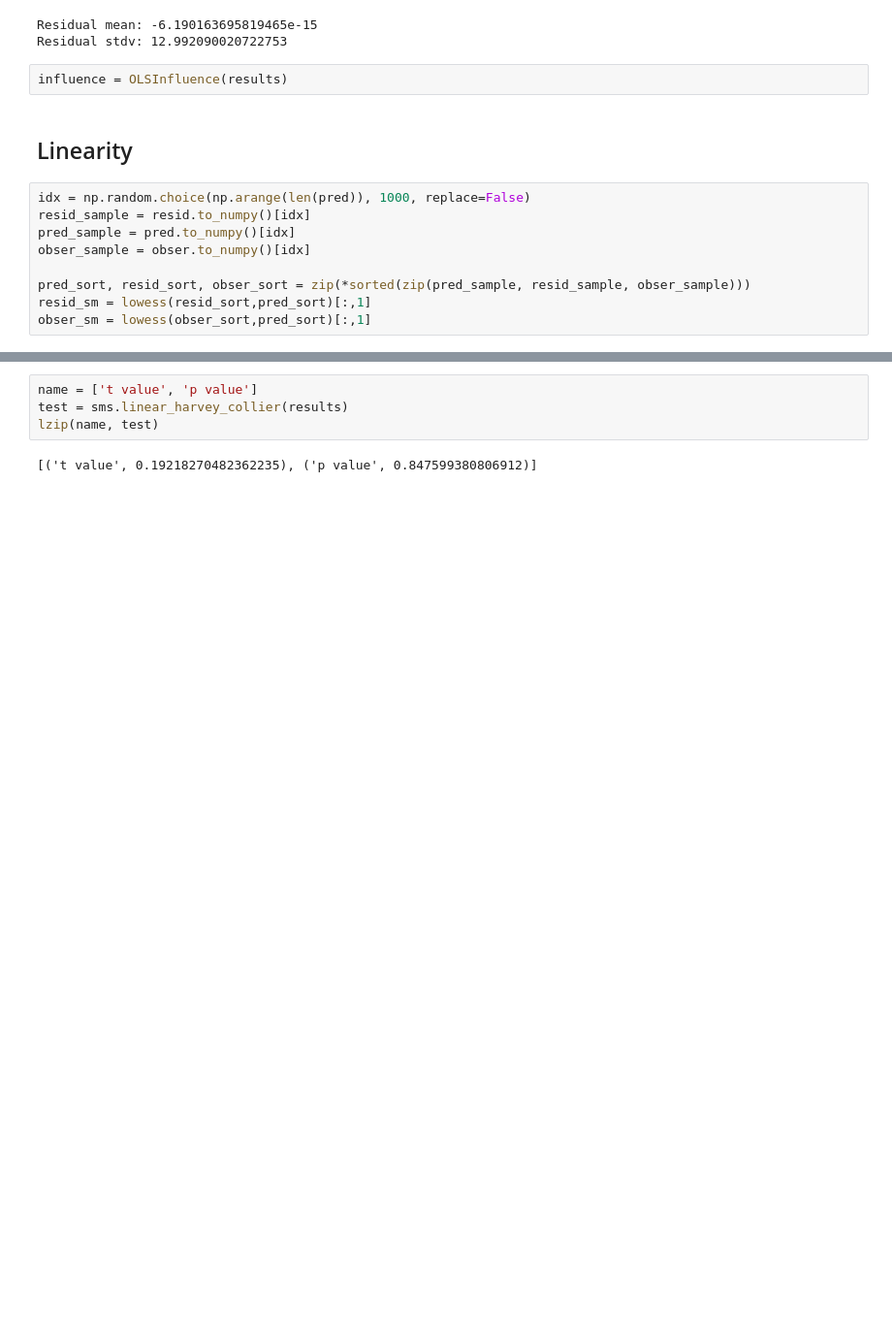
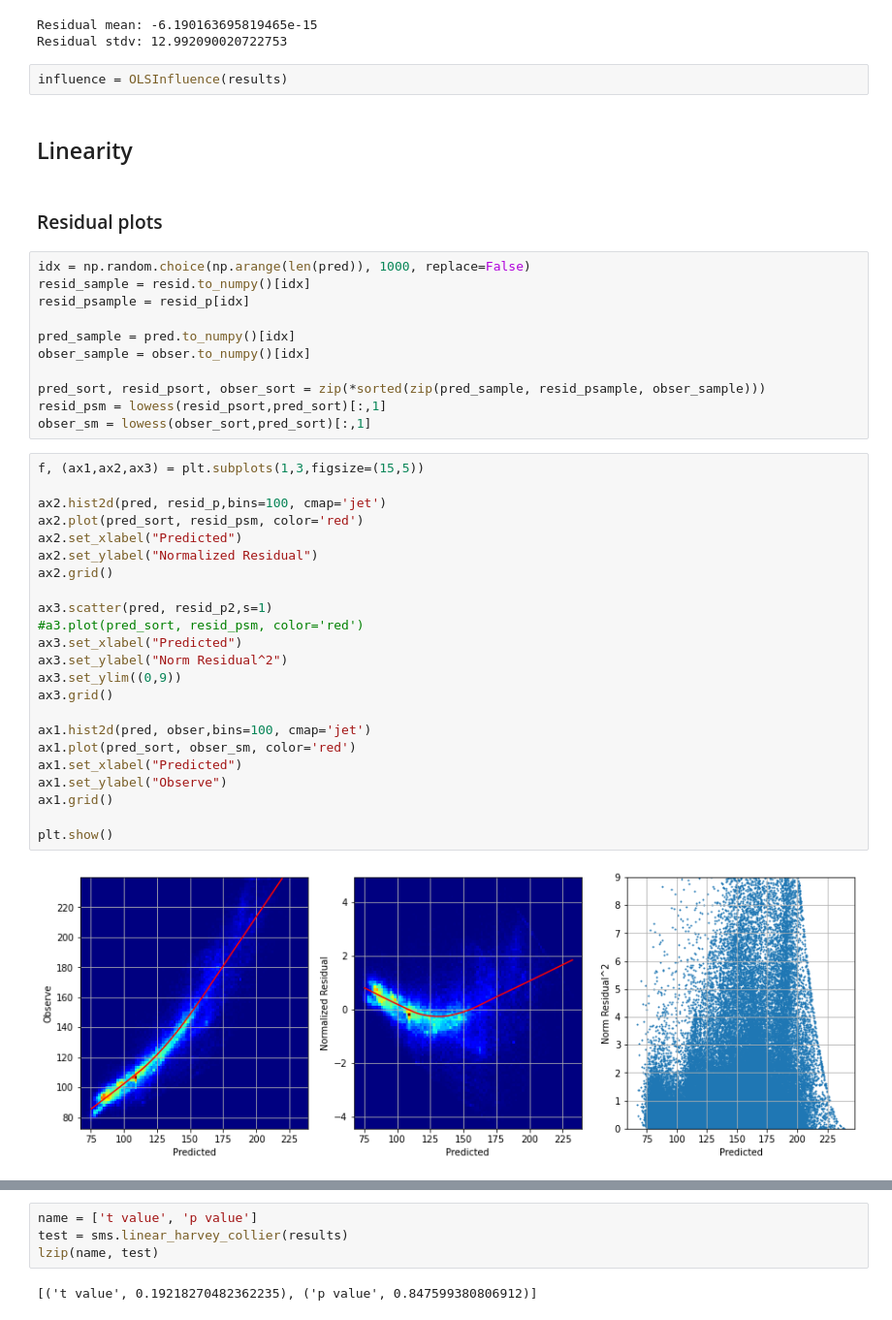
Before and after one commit to frh2020/topics, a Jupyter notebook: well_log_reg/model_lin_diagn.ipynb, the cells around one changed output, grey strips where cells are left out. Shown at 97% size. Saved outputs shown, nothing was run; the diff lists cells and outputs as text; blank space fills up the shorter version.

```diff
--- a/well_log_reg/model_lin_diagn.ipynb
+++ b/well_log_reg/model_lin_diagn.ipynb
@@ -124,13 +132,42 @@ Residual stdv: 12.992090020722753
 influence = OLSInfluence(results)
 # %% [markdown]
 ## Linearity
+# %% [markdown]
+### Residual plots
 # %%
 idx = np.random.choice(np.arange(len(pred)), 1000, replace=False)
 resid_sample = resid.to_numpy()[idx]
+resid_psample = resid_p[idx]
+
 pred_sample = pred.to_numpy()[idx]
 obser_sample = obser.to_numpy()[idx]
 
-pred_sort, resid_sort, obser_sort = zip(*sorted(zip(pred_sample, resid_sample, obser_sample)))
-resid_sm = lowess(resid_sort,pred_sort)[:,1]
+pred_sort, resid_psort, obser_sort = zip(*sorted(zip(pred_sample, resid_psample, obser_sample)))
+resid_psm = lowess(resid_psort,pred_sort)[:,1]
 obser_sm = lowess(obser_sort,pred_sort)[:,1]
+# %%
+f, (ax1,ax2,ax3) = plt.subplots(1,3,figsize=(15,5))
+
+ax2.hist2d(pred, resid_p,bins=100, cmap='jet')
+ax2.plot(pred_sort, resid_psm, color='red')
+ax2.set_xlabel("Predicted")
+ax2.set_ylabel("Normalized Residual")
+ax2.grid()
+
+ax3.scatter(pred, resid_p2,s=1)
+#a3.plot(pred_sort, resid_psm, color='red')
+ax3.set_xlabel("Predicted")
+ax3.set_ylabel("Norm Residual^2")
+ax3.set_ylim((0,9))
+ax3.grid()
+
+ax1.hist2d(pred, obser,bins=100, cmap='jet')
+ax1.plot(pred_sort, obser_sm, color='red')
+ax1.set_xlabel("Predicted")
+ax1.set_ylabel("Observe")
+ax1.grid()
+
+plt.show()
+# %% [output]
+[figure, added]
 # %%
```
Also changed, not shown: parts of 29 cells of this notebook.
